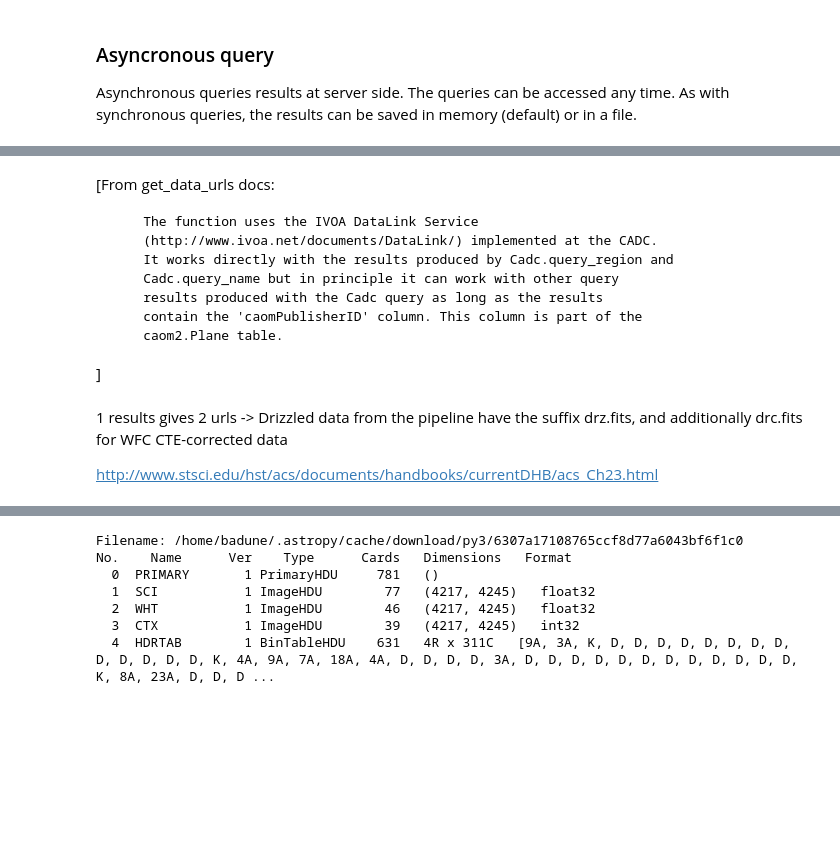
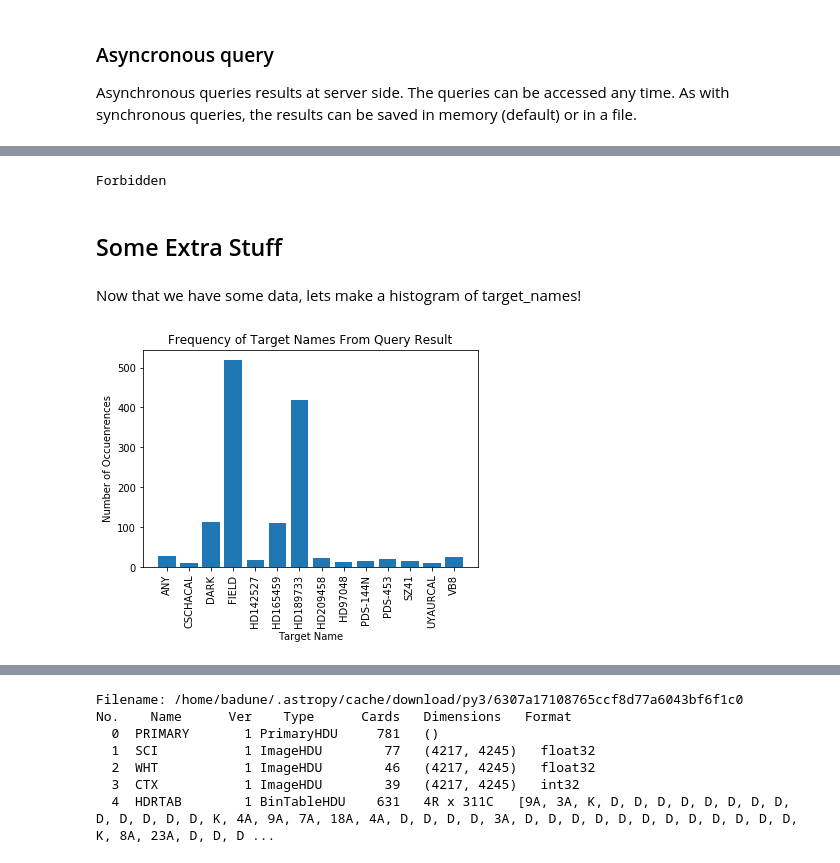
Before and after one commit to ellieb/astroquery_tutorial, a Jupyter notebook: astroquery_tutorial.ipynb, the cells around one changed output, grey strips where cells are left out. Drawn from its saved outputs; the diff is of its cells as text; code cells hidden in the pictures; blank space fills up the shorter version.

```diff
--- a/astroquery_tutorial.ipynb
+++ b/astroquery_tutorial.ipynb
@@ -249,4 +284,4 @@ We can also save results from a query to a file. Now lets select the observation
 query = "SELECT Observation.observationID, Observation.instrument_name, Plane.position_bounds " + \
     "FROM caom2.Plane AS Plane JOIN caom2.Observation AS Observation ON Plane.obsID = Observation.obsID " + \
     "WHERE Observation.instrument_name = 'SCUBA-2'"
-cadc.run_query(query, 'sync', output_file='test_output_noauth.tsv', output_format='tsv')
+cadc.run_query(query, 'sync', output_file='test_output.tsv', output_format='tsv')
@@ -255,6 +292,7 @@ Additionally, a table can be uploaded to the server to be used in a query
 # %%
+#TODO: Upload table!!!
 upload_resource = 'data/votable.xml'
-j = cadc.run_query("SELECT * FROM tap_upload.test_table_upload", 'sync', \
+job = cadc.run_query("SELECT * FROM tap_upload.test_table_upload", 'sync', \
                   upload_resource=upload_resource, upload_table_name="test_table_upload")
 
-print(j.get_results())
+print(job.get_results())
@@ -326,17 +354,35 @@ print(urls)
-# %% [markdown]
-[From get_data_urls docs:
-
-        The function uses the IVOA DataLink Service
-        (http://www.ivoa.net/documents/DataLink/) implemented at the CADC.
-        It works directly with the results produced by Cadc.query_region and
-        Cadc.query_name but in principle it can work with other query
-        results produced with the Cadc query as long as the results
-        contain the 'caomPublisherID' column. This column is part of the
-        caom2.Plane table.
-]
-# %% [markdown]
-1 results gives 2 urls -> Drizzled data from the pipeline have the suffix drz.fits, and additionally drc.fits for WFC CTE-corrected data
-
-http://www.stsci.edu/hst/acs/documents/handbooks/currentDHB/acs_Ch23.html
+# %%
+cadc.list_async_jobs()
+# %% [output]
+Forbidden
+# %% [markdown]
+## Some Extra Stuff
+# %% [markdown]
+Now that we have some data, lets make a histogram of target_names!
+# %%
+import numpy as np
+import matplotlib
+import matplotlib.pyplot as plt
+%matplotlib inline
+
+query = "SELECT observationID, intent, target_name FROM caom2.Observation"
+job = cadc.run_query(query, 'sync')
+results = job.get_results()
+
+target_names, counts = np.unique(results['target_name'], return_counts=True)
+
+# Remove all counts of less than 5 - otherwise too much data
+mask = counts >=10
+filtered_target_names = target_names[mask]
+filtered_counts = counts[mask]
+
+indices = np.arange(len(filtered_target_names))
+plt.bar(indices, filtered_counts)
+plt.title('Frequency of Target Names From Query Result')
+plt.ylabel('Number of Occuenrences')
+plt.xlabel('Target Name')
+plt.xticks(range(len(filtered_target_names)), labels=filtered_target_names, rotation='vertical');
+# %% [output]
+[figure, added]
 # %% [markdown]
 type of data component
```
Also changed, not shown: parts of 43 cells of this notebook.
